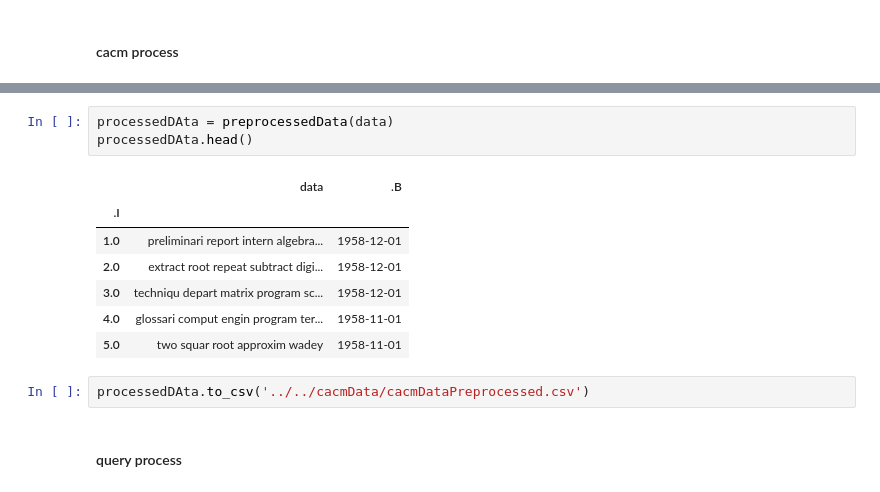
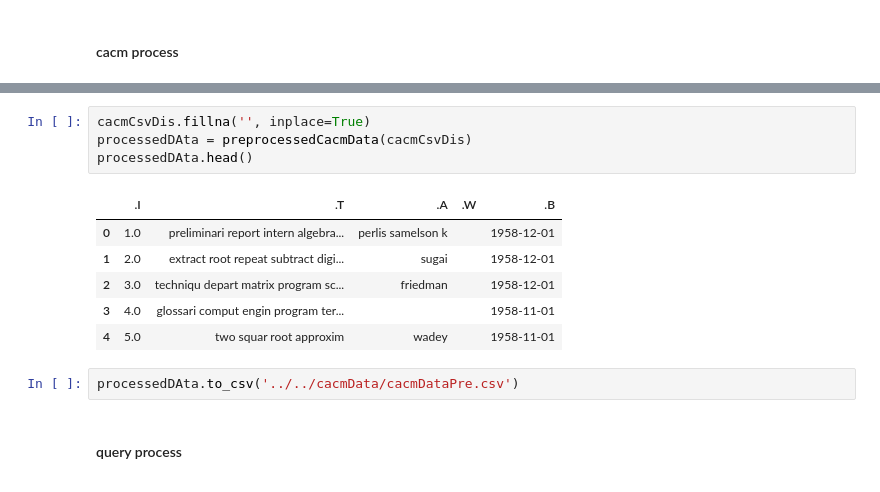
Before and after one commit to sahersoufan/IRProject, a Jupyter notebook: system/cacmSys/core/jupytoNotes/cacm.ipynb, the cells around one changed output, grey strips where cells are left out. Drawn from its saved outputs; the diff is of its cells as text.

```diff
--- a/system/cacmSys/core/jupytoNotes/cacm.ipynb
+++ b/system/cacmSys/core/jupytoNotes/cacm.ipynb
@@ -427,15 +475,15 @@ data.head()
-# %%
-processedDAta = preprocessedData(data)
-processedDAta.head()
-# %% [output]
-|  | data | .B |
-| .I |  |  |
-| 1.0 | preliminari report intern algebra... | 1958-12-01 |
-| 2.0 | extract root repeat subtract digi... | 1958-12-01 |
-| 3.0 | techniqu depart matrix program sc... | 1958-12-01 |
-| 4.0 | glossari comput engin program ter... | 1958-11-01 |
-| 5.0 | two squar root approxim wadey | 1958-11-01 |
+# %%
+cacmCsvDis.fillna('', inplace=True)
+processedDAta = preprocessedCacmData(cacmCsvDis)
+processedDAta.head()
+# %% [output]
+|  | .I | .T | .A | .W | .B |
+| 0 | 1.0 | preliminari report intern algebra... | perlis samelson k |  | 1958-12-01 |
+| 1 | 2.0 | extract root repeat subtract digi... | sugai |  | 1958-12-01 |
+| 2 | 3.0 | techniqu depart matrix program sc... | friedman |  | 1958-12-01 |
+| 3 | 4.0 | glossari comput engin program ter... |  |  | 1958-11-01 |
+| 4 | 5.0 | two squar root approxim | wadey |  | 1958-11-01 |
 # %%
-processedDAta.to_csv('../../cacmData/cacmDataPreprocessed.csv')
+processedDAta.to_csv('../../cacmData/cacmDataPre.csv')
 # %% [markdown]
 #### query process
```
Also changed, not shown: parts of 49 cells of this notebook, 20 other files.
